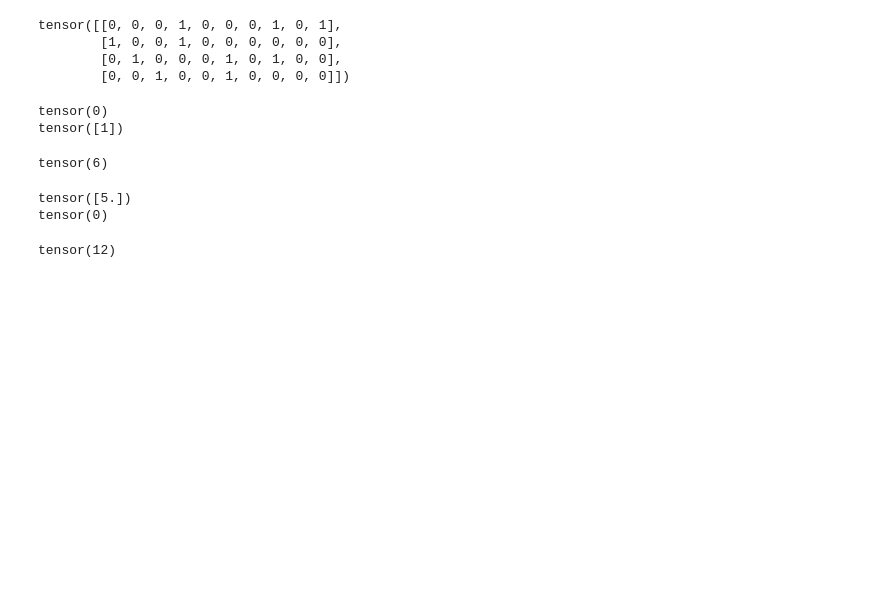
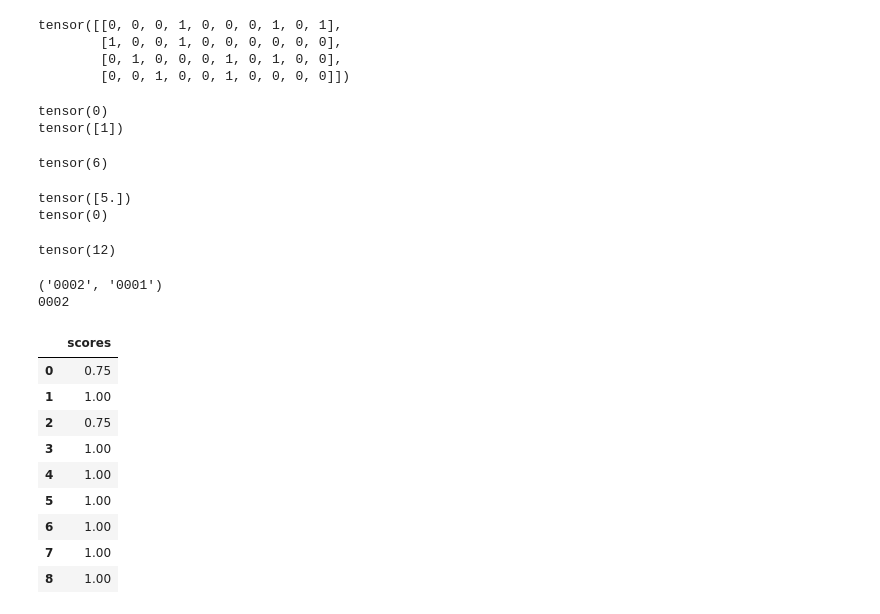
Before and after one commit to benplatten/UvA_MSc_Thesis, a Jupyter notebook: dev/testing.ipynb, the cells around one changed output. Cells and saved outputs as stored; diff of their text form; code cells hidden in the pictures; blank space fills up the shorter version.

```diff
--- a/dev/testing.ipynb
+++ b/dev/testing.ipynb
@@ -448,0 +485,33 @@ tensor([ 0,  1,  2,  3,  4,  5,  6,  7,  8,  9, 10, 11, 12, 13, 14, 15])
+# %%
+import random
+problem_batch = [('0001','0001'),('0002','0001')]
+prob = random.choice(problem_batch)
+print(prob)
+s = prob[0]
+p = prob[1]
+
+print(s)
+# %% [output]
+('0002', '0001')
+0002
+# %%
+problog= [('0002', '0001'),('0002', '0001'),('0002', '0001')]
+with open('problog.txt', 'w') as f:
+    for item in problog:
+        f.write("%s\n" % str(item))
+# %%
+scores=[0.75, 1.0, 0.75, 1.0, 1.0, 1.0, 1.0, 1.0, 1.0]
+
+data = pd.DataFrame.from_dict({'scores':scores})
+data.to_csv(f"{filename}.csv",index=False)
+# %% [output]
+|  | scores |
+| 0 | 0.75 |
+| 1 | 1.00 |
+| 2 | 0.75 |
+| 3 | 1.00 |
+| 4 | 1.00 |
+| 5 | 1.00 |
+| 6 | 1.00 |
+| 7 | 1.00 |
+| 8 | 1.00 |
```
Also changed, not shown: parts of 7 cells of this notebook, 29 other files.
